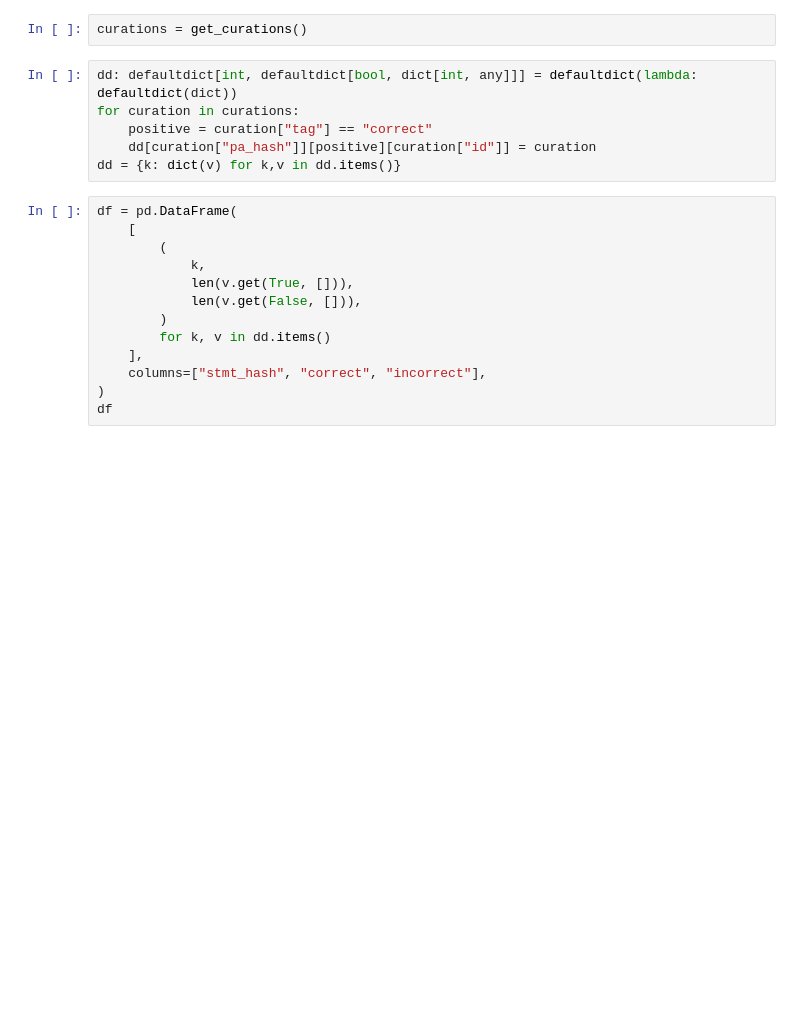
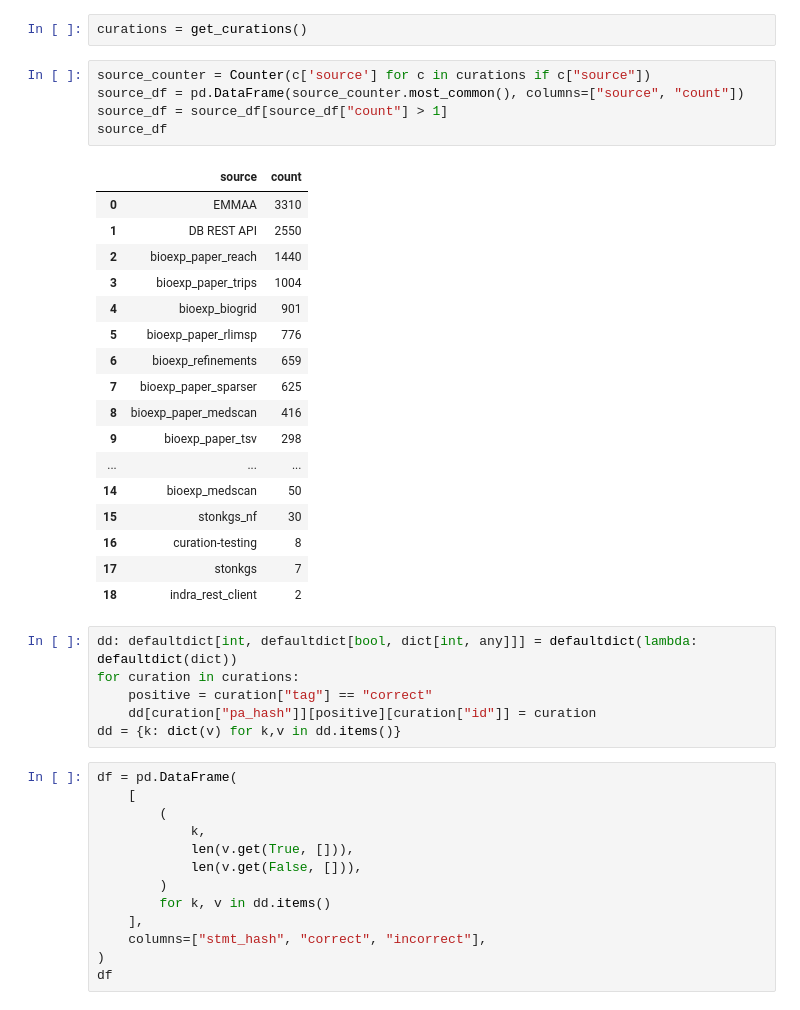
Before and after one commit to gyorilab/indra_cogex, a Jupyter notebook: notebooks/Curation Summary.ipynb, the cells around one changed output. Cells and saved outputs as stored; diff of their text form; blank space fills up the shorter version.

```diff
--- a/notebooks/Curation Summary.ipynb
+++ b/notebooks/Curation Summary.ipynb
@@ -14,5 +31,28 @@ WARNING: [2022-03-23 22:33:08] indra_db.databases - Copy utilities unavailable:
 # %%
 curations = get_curations()
+# %%
+source_counter = Counter(c['source'] for c in curations if c["source"])
+source_df = pd.DataFrame(source_counter.most_common(), columns=["source", "count"])
+source_df = source_df[source_df["count"] > 1]
+source_df
+# %% [output]
+|  | source | count |
+| 0 | EMMAA | 3310 |
+| 1 | DB REST API | 2550 |
+| 2 | bioexp_paper_reach | 1440 |
+| 3 | bioexp_paper_trips | 1004 |
+| 4 | bioexp_biogrid | 901 |
+| 5 | bioexp_paper_rlimsp | 776 |
+| 6 | bioexp_refinements | 659 |
+| 7 | bioexp_paper_sparser | 625 |
+| 8 | bioexp_paper_medscan | 416 |
+| 9 | bioexp_paper_tsv | 298 |
+| ... | ... | ... |
+| 14 | bioexp_medscan | 50 |
+| 15 | stonkgs_nf | 30 |
+| 16 | curation-testing | 8 |
+| 17 | stonkgs | 7 |
+| 18 | indra_rest_client | 2 |
 # %%
 dd: defaultdict[int, defaultdict[bool, dict[int, any]]] = defaultdict(lambda: defaultdict(dict))
 for curation in curations:
```
Also changed, not shown: parts of 4 cells of this notebook, 1 other file.
